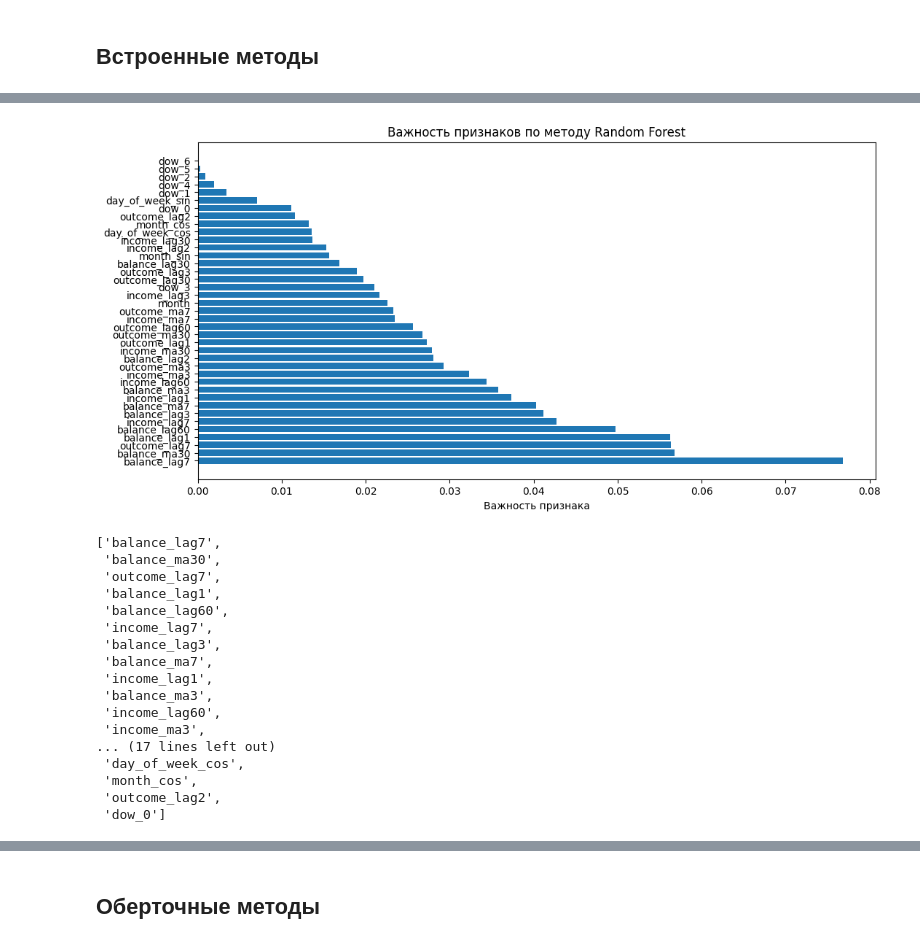
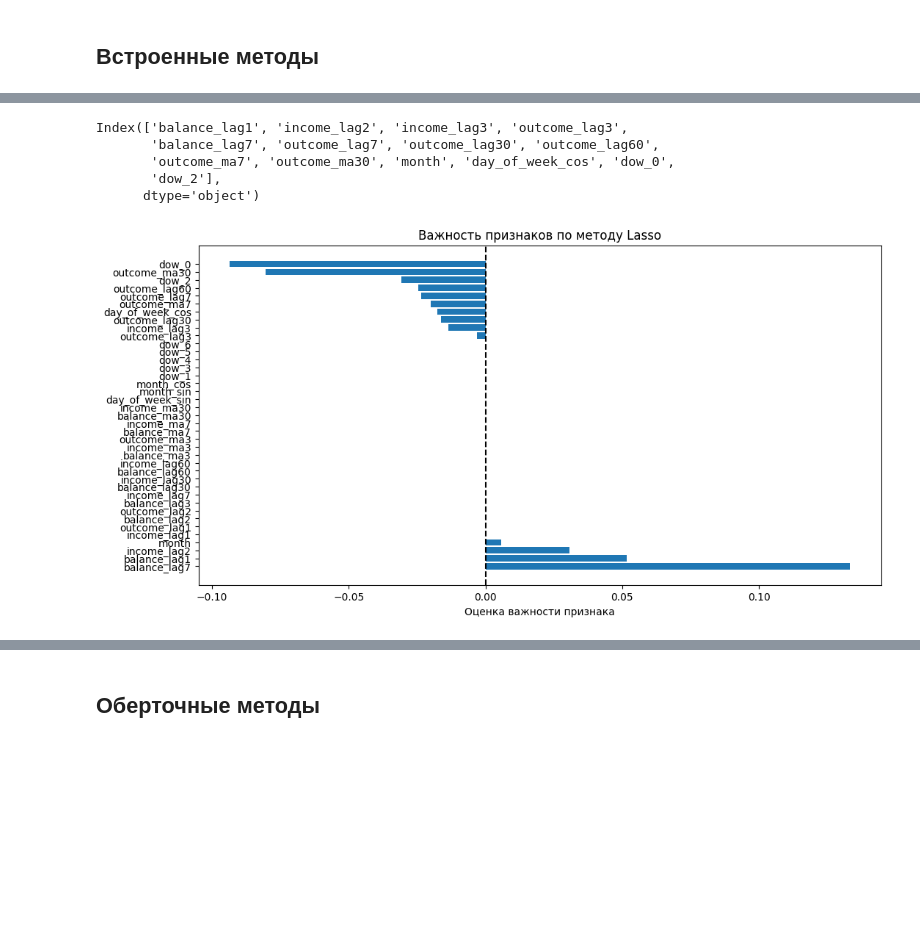
Before and after one commit to polyson28/TS_project, a Jupyter notebook: notebooks/feature_selection.ipynb, the cells around one changed output, grey strips where cells are left out. Cells and saved outputs as stored; diff of their text form; code cells hidden in the pictures; blank space fills up the shorter version.

```diff
--- a/notebooks/feature_selection.ipynb
+++ b/notebooks/feature_selection.ipynb
@@ -81,49 +54,14 @@ selected_features.tolist()
-# %%
-# Инициализация модели
-model = RandomForestRegressor(n_estimators=500, random_state=42)
-
-# Временная кросс-валидация
-tscv = TimeSeriesSplit(n_splits=5, )
-importances = []
-
-for train_index, test_index in tscv.split(features):
-    features_train, features_test = features.iloc[train_index], features.iloc[test_index]
-    target_train, target_test = target.iloc[train_index], target.iloc[test_index]
-
-    model.fit(features_train, target_train)
-    importances.append(model.feature_importances_)
-
-mean_importance = np.mean(importances, axis=0)
-feature_importance = pd.DataFrame({
-    'feature': features.columns,
-    'importance': mean_importance
-}).sort_values(by='importance', ascending=False)
-
-plt.figure(figsize=(12, 6))
-plt.barh(feature_importance['feature'], feature_importance['importance'])
-plt.xlabel('Важность признака')
-plt.title('Важность признаков по методу Random Forest')
-plt.show()
-
-threshold = 0.01
-selected_features = feature_importance[feature_importance['importance'] > threshold]['feature']
-selected_features.tolist()
-# %% [output]
-[figure, removed]
-['balance_lag7',
- 'balance_ma30',
- 'outcome_lag7',
- 'balance_lag1',
- 'balance_lag60',
- 'income_lag7',
- 'balance_lag3',
- 'balance_ma7',
- 'income_lag1',
- 'balance_ma3',
- 'income_lag60',
- 'income_ma3',
-... (17 lines left out)
- 'day_of_week_cos',
- 'month_cos',
- 'outcome_lag2',
- 'dow_0']
+# %%
+default = DefaultMethod()
+default.fit(features, target)
+
+lasso = LassoCV(cv=tscv, max_iter=10000, random_state=42)
+print(default.implement(lasso))
+default.vizualize()
+# %% [output]
+Index(['balance_lag1', 'income_lag2', 'income_lag3', 'outcome_lag3',
+       'balance_lag7', 'outcome_lag7', 'outcome_lag30', 'outcome_lag60',
+       'outcome_ma7', 'outcome_ma30', 'month', 'day_of_week_cos', 'dow_0',
+       'dow_2'],
+      dtype='object')
+[figure, added]
```
Also changed, not shown: parts of 8 cells of this notebook, 1 other file.
